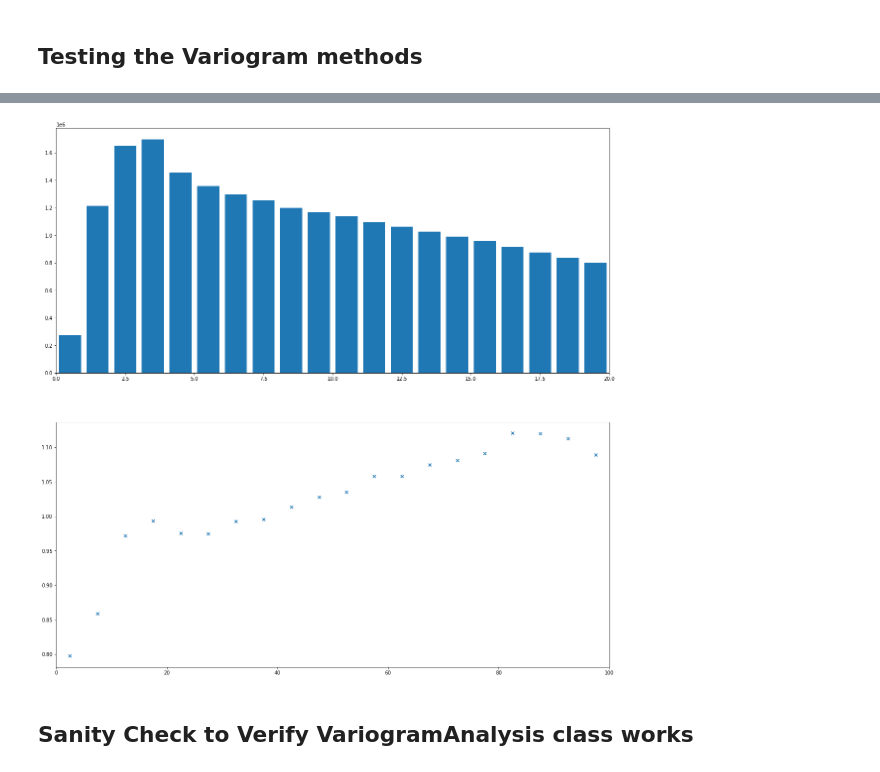
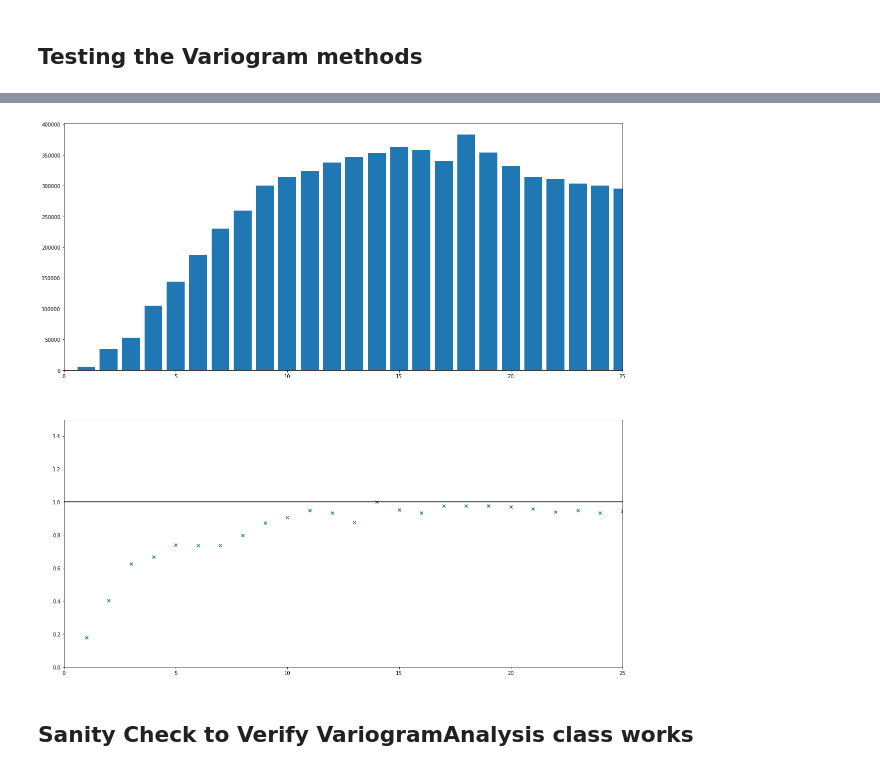
Before and after one commit to MariusWiggert/OceanPlatformControl, a Jupyter notebook: ocean_navigation_simulator/generative_error_model/test_variogram.ipynb, the cells around one changed output, grey strips where cells are left out. Saved outputs shown, nothing was run; the diff lists cells and outputs as text; code cells hidden in the pictures.

```diff
--- a/ocean_navigation_simulator/generative_error_model/test_variogram.ipynb
+++ b/ocean_navigation_simulator/generative_error_model/test_variogram.ipynb
@@ -22,7 +22,7 @@ import os
 # # load data for 40 days
 # data = load_test_data()
 
-data = load_single_file()
+data = load_single_file(file_idx=0)
 
 # convert time axis to datetime
 data["time"] = pd.to_datetime(data["time"])
@@ -36,30 +36,6 @@ print("\nBuoy Meta Data:")
 print(f"Min time: {data['time'].min()}, max time: {data['time'].max()}")
 print(f"Min lon: {data['lon'].min()}, max lon: {data['lon'].max()}")
 print(f"Min lat: {data['lat'].min()}, max lat: {data['lat'].max()}\n")
-
-fig, scatter, ax = plot_buoy_data_at_time_step(data)
-
-# Try with matplotlib
-time_list = sorted(list(set(data["time_offset"].astype(int).tolist())))
-
-time = widgets.IntSlider(
-    value=0,
-    min=0,
-    max=time_list[-1],
-    step=1,
-    description="Time [hrs]:",
-    disabled=False,
-    continuous_update=True,
-    orientation="horizontal"
-)
-
-def update(time):
-    scatter.set_ydata(data[data["time_offset"] == time]["lat"])
-    scatter.set_xdata(data[data["time_offset"] == time]["lon"])
-    fig.canvas.draw_idle()
-
-w = widgets.interactive(update, time=time)
-display(time)
 # %% [output]
 loaded: copernicus_forecast_error_lon_[-140, -120]_lat_[20.0, 30.0]_time_2022-05-22T18:30:00Z__2022-05-31T17:30:00Z.csv
 
@@ -89,19 +91,28 @@ vario_ana.plot_hist_vario_for_axis("time", variable="u")
 # %%
 # plot combined histogram by taking euclidean distance to compute lag scalar
 total_bins_count = vario_ana.total_bins_count
 total_bins = vario_ana.total_bins
 total_res = vario_ana.total_res
 
-cutoff = 20
+cutoff = 25
+error_var = 0
 
 fig, axs = plt.subplots(2,1, figsize=(20,20))
-axs[0].bar(np.arange(len(total_bins_count[:cutoff,0]))+0.5, total_bins_count[:cutoff,0])
+axs[0].bar(np.arange(len(total_bins_count[:cutoff,0]))+1, total_bins_count[:cutoff,error_var])
 axs[0].set_xlim((0,len(total_bins[:cutoff])))
-axs[1].scatter(total_res*(np.arange(len(total_bins_count[:cutoff,0]))+0.5), total_bins[:cutoff,0], marker="x")
+axs[1].scatter(total_res*(np.arange(len(total_bins_count[:cutoff,0]))+1), total_bins[:cutoff,error_var], marker="x")
 axs[1].set_xlim((0,len(total_bins[:cutoff])*total_res))
+axs[1].plot(total_res*np.arange(len(total_bins[:cutoff])+1), np.full(len(total_bins[:cutoff])+1, 1), color="k")
+axs[1].set_ylim([0,1.5])
 plt.show()
+
+# export data for fitting test
+x = total_res*(np.arange(len(total_bins_count[:cutoff,0]))+1)
+y = total_bins[:cutoff,0]
+variogram_pts = pd.DataFrame({"lag":x, "semivariance":y})
+variogram_pts.to_csv("/home/jonas/Downloads/variogram_pts.csv", index_label=False)
 # %% [output]
-[figure, old version]
+[figure, new version]
 # %% [markdown]
 ## Sanity Check to Verify VariogramAnalysis class works
 # %%
```
Also changed, not shown: parts of 8 cells of this notebook, 3 other files.
